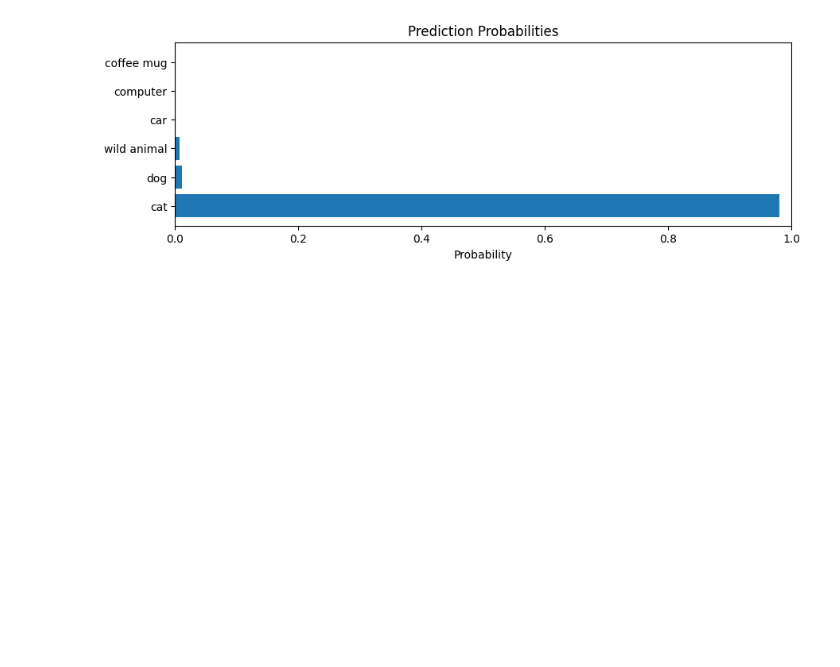
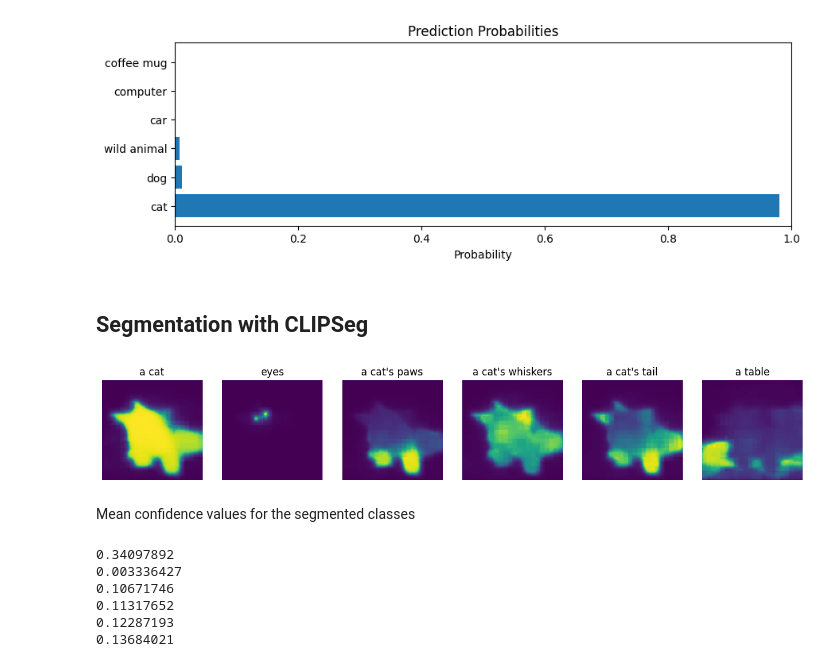
Before and after one commit to Mechanics-Mechatronics-and-Robotics/CV-2025, a Jupyter notebook: Week_12/Hands_on_CLIP.ipynb, the cells around one changed output. Drawn from its saved outputs; the diff is of its cells as text; code cells hidden in the pictures; blank space fills up the shorter version.

```diff
--- a/Week_12/Hands_on_CLIP.ipynb
+++ b/Week_12/Hands_on_CLIP.ipynb
@@ -115,0 +116,2 @@ probs = logits_per_image.softmax(dim=-1)
+# %% [markdown]
+## Segmentation with CLIPSeg
@@ -115,0 +120,25 @@ probs = logits_per_image.softmax(dim=-1)
+# %%
+# Load model
+model = CLIPSegForImageSegmentation.from_pretrained("CIDAS/clipseg-rd64-refined")
+processor = CLIPSegProcessor.from_pretrained("CIDAS/clipseg-rd64-refined")
+
+
+# Define text prompts (multiple supported)
+texts = ["a cat", "eyes", "a cat's paws", "a cat's whiskers",
+         "a cat's tail", "a table"]
+# Process inputs
+inputs = processor(text=texts, images=[image]*len(texts), return_tensors="pt", padding=True)
+
+# Predict
+with torch.no_grad():
+    outputs = model(**inputs)
+
+# Visualize masks
+fig, axes = plt.subplots(1, len(texts), figsize=(15,5))
+for idx, (text, mask) in enumerate(zip(texts, outputs.logits)):
+    axes[idx].imshow(mask.sigmoid().numpy(), cmap='viridis')
+    axes[idx].set_title(text)
+    axes[idx].axis('off')
+plt.show()
+# %% [output]
+[figure, added]
@@ -115,0 +193,14 @@ probs = logits_per_image.softmax(dim=-1)
+# %% [markdown]
+Mean confidence values for the segmented classes
+# %%
+for idx, (text, mask) in enumerate(zip(texts, outputs.logits)):
+    mask_norm = mask.sigmoid().numpy()
+    mean_confidence = mask_norm.mean()
+    print(mean_confidence)
+# %% [output]
+0.34097892
+0.003336427
+0.10671746
+0.11317652
+0.12287193
+0.13684021
```
Also changed, not shown: parts of 6 cells of this notebook, 3 other files.
